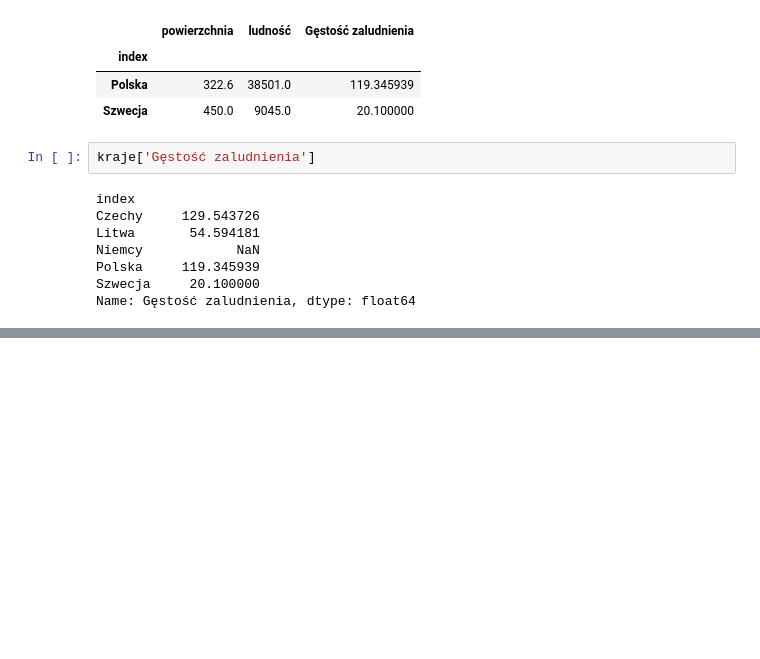
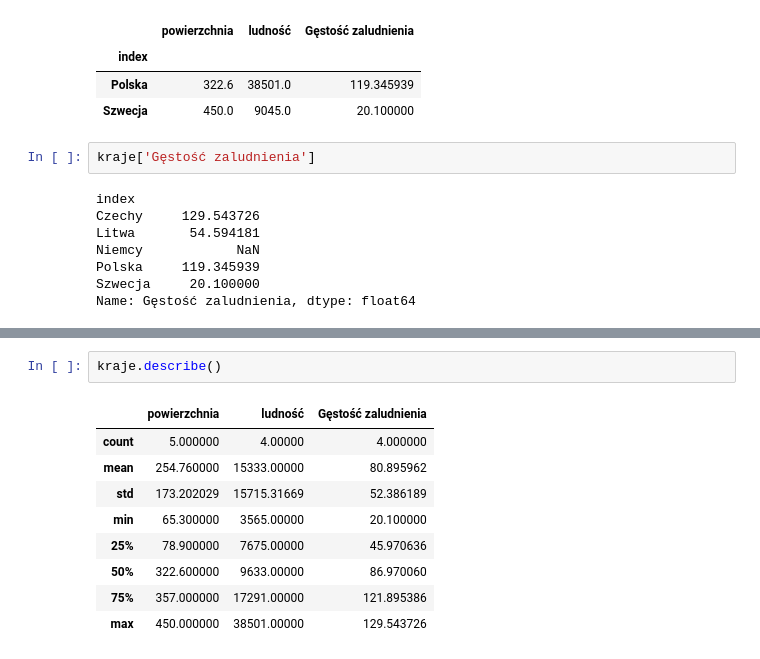
Before and after one commit to tomasz450/Analiza-danych-w-Python-2025-11-17-local, a Jupyter notebook: 3. Pandas/Pandas.ipynb, the cells around one changed output, grey strips where cells are left out. Saved outputs shown, nothing was run; the diff lists cells and outputs as text; blank space fills up the shorter version.

```diff
--- a/3. Pandas/Pandas.ipynb
+++ b/3. Pandas/Pandas.ipynb
@@ -622,0 +633,12 @@ Name: Gęstość zaludnienia, dtype: float64
+# %%
+kraje.describe()
+# %% [output]
+|  | powierzchnia | ludność | Gęstość zaludnienia |
+| count | 5.000000 | 4.00000 | 4.000000 |
+| mean | 254.760000 | 15333.00000 | 80.895962 |
+| std | 173.202029 | 15715.31669 | 52.386189 |
+| min | 65.300000 | 3565.00000 | 20.100000 |
+| 25% | 78.900000 | 7675.00000 | 45.970636 |
+| 50% | 322.600000 | 9633.00000 | 86.970060 |
+| 75% | 357.000000 | 17291.00000 | 121.895386 |
+| max | 450.000000 | 38501.00000 | 129.543726 |
```
Also changed, not shown: parts of 7 cells of this notebook.
